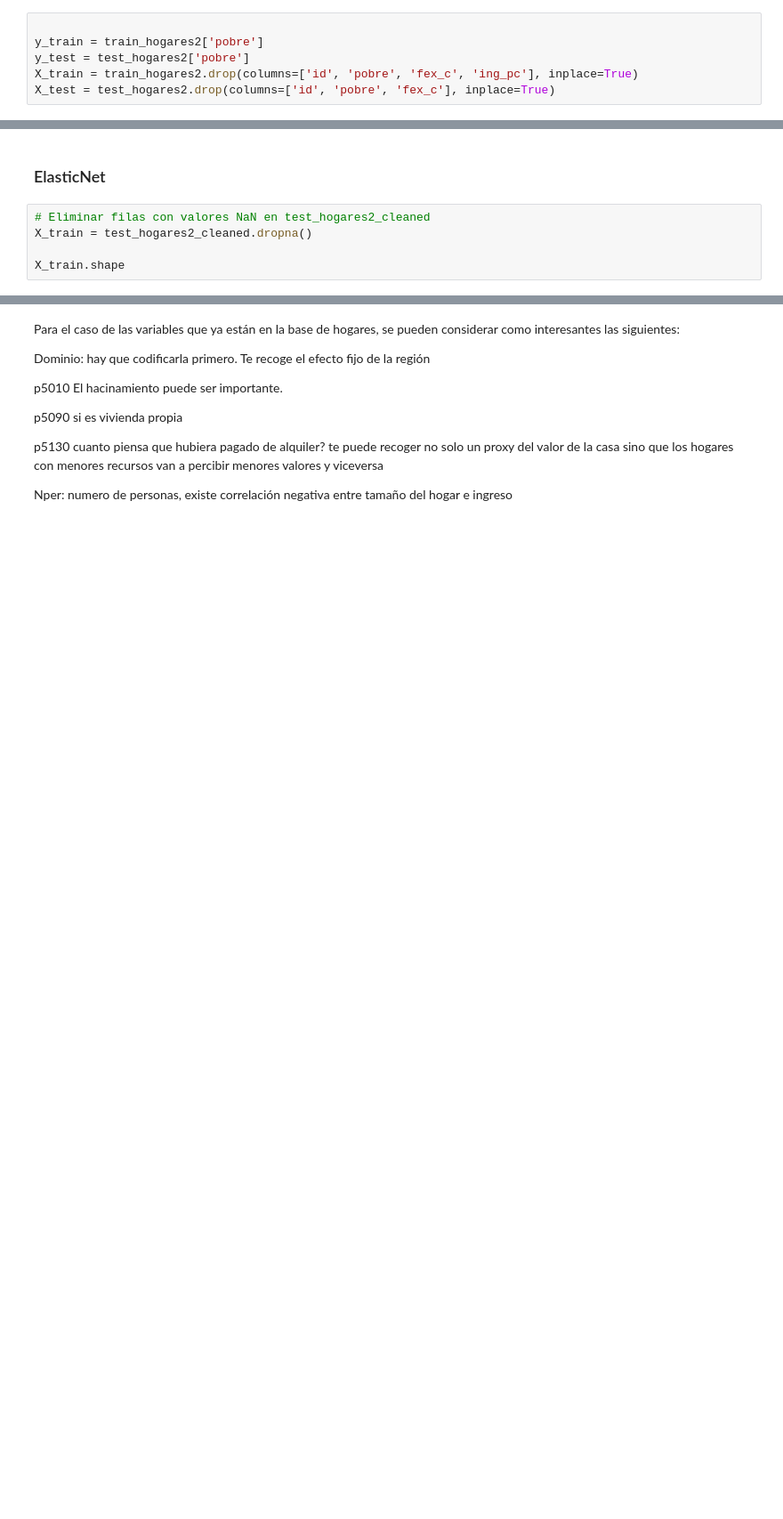
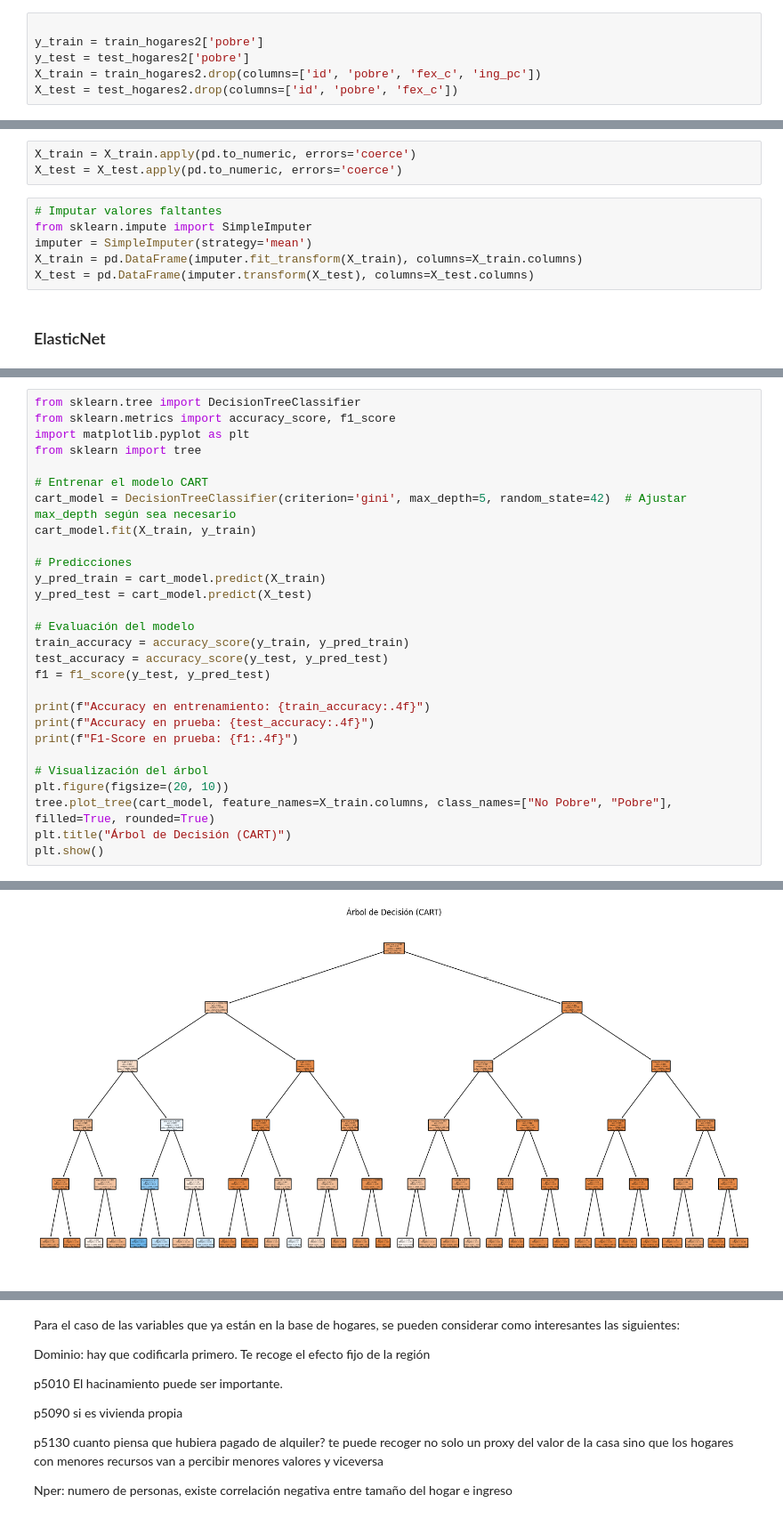
Before and after one commit to dipla70/ML-TP2, a Jupyter notebook: problem_set2.ipynb, the cells around one changed output, grey strips where cells are left out. Shown at 89% size. Cells and saved outputs as stored; diff of their text form; blank space fills up the shorter version.

```diff
--- a/problem_set2.ipynb
+++ b/problem_set2.ipynb
@@ -512,5 +512,5 @@ test_hogares2.head()
 
 y_train = train_hogares2['pobre']
 y_test = test_hogares2['pobre']
-X_train = train_hogares2.drop(columns=['id', 'pobre', 'fex_c', 'ing_pc'], inplace=True)
-X_test = test_hogares2.drop(columns=['id', 'pobre', 'fex_c'], inplace=True)
+X_train = train_hogares2.drop(columns=['id', 'pobre', 'fex_c', 'ing_pc'])
+X_test = test_hogares2.drop(columns=['id', 'pobre', 'fex_c'])
@@ -517,7 +523,11 @@ X_test = test_hogares2.drop(columns=['id', 'pobre', 'fex_c'], inplace=True)
+# %%
+X_train = X_train.apply(pd.to_numeric, errors='coerce')
+X_test = X_test.apply(pd.to_numeric, errors='coerce')
+# %%
+# Imputar valores faltantes
+from sklearn.impute import SimpleImputer
+imputer = SimpleImputer(strategy='mean')
+X_train = pd.DataFrame(imputer.fit_transform(X_train), columns=X_train.columns)
+X_test = pd.DataFrame(imputer.transform(X_test), columns=X_test.columns)
 # %% [markdown]
 ### ElasticNet
-# %%
-# Eliminar filas con valores NaN en test_hogares2_cleaned
-X_train = test_hogares2_cleaned.dropna()
-
-X_train.shape
@@ -525,0 +625,29 @@ X_train.shape
+# %%
+from sklearn.tree import DecisionTreeClassifier
+from sklearn.metrics import accuracy_score, f1_score
+import matplotlib.pyplot as plt
+from sklearn import tree
+
+# Entrenar el modelo CART
+cart_model = DecisionTreeClassifier(criterion='gini', max_depth=5, random_state=42)  # Ajustar max_depth según sea necesario
+cart_model.fit(X_train, y_train)
+
+# Predicciones
+y_pred_train = cart_model.predict(X_train)
+y_pred_test = cart_model.predict(X_test)
+
+# Evaluación del modelo
+train_accuracy = accuracy_score(y_train, y_pred_train)
+test_accuracy = accuracy_score(y_test, y_pred_test)
+f1 = f1_score(y_test, y_pred_test)
+
+print(f"Accuracy en entrenamiento: {train_accuracy:.4f}")
+print(f"Accuracy en prueba: {test_accuracy:.4f}")
+print(f"F1-Score en prueba: {f1:.4f}")
+
+# Visualización del árbol
+plt.figure(figsize=(20, 10))
+tree.plot_tree(cart_model, feature_names=X_train.columns, class_names=["No Pobre", "Pobre"], filled=True, rounded=True)
+plt.title("Árbol de Decisión (CART)")
+plt.show()
+# %% [output]
@@ -525,0 +657 @@ X_train.shape
+[figure, added]
```
Also changed, not shown: parts of 31 cells of this notebook.
